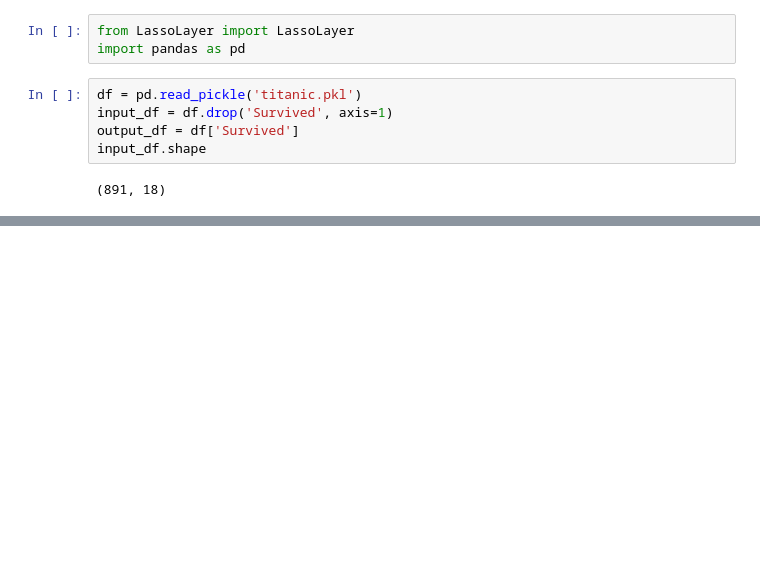
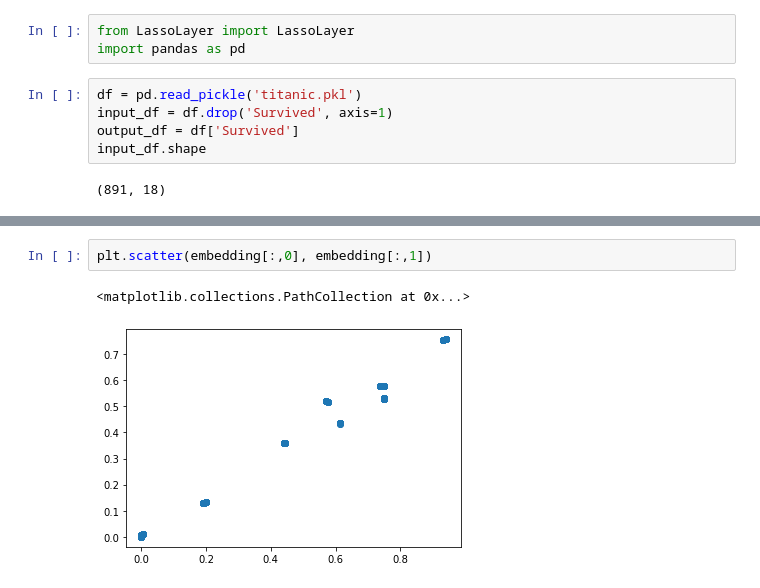
Before and after one commit to eyang3/LassoAttention, a Jupyter notebook: Train.ipynb, the cells around one changed output, grey strips where cells are left out. Cells and saved outputs as stored; diff of their text form; blank space fills up the shorter version.

```diff
--- a/Train.ipynb
+++ b/Train.ipynb
@@ -53,0 +102,5 @@ import matplotlib.pl
+# %%
+plt.scatter(embedding[:,0], embedding[:,1])
+# %% [output]
+<matplotlib.collections.PathCollection at 0x...>
+[figure, added]
```
Also changed, not shown: parts of 5 cells of this notebook.
